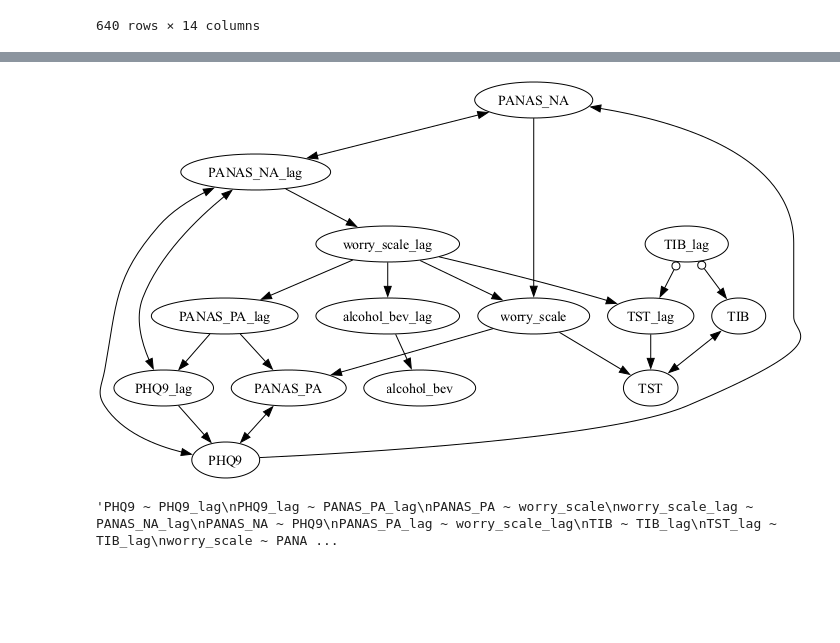
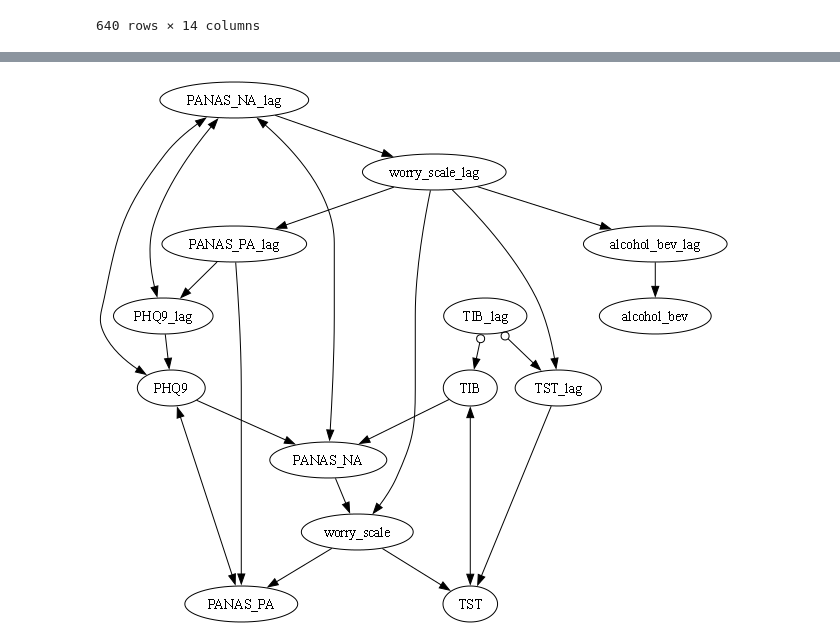
Before and after one commit to kelvinlim/tetrad_plus, a Jupyter notebook: tetrad_demo.ipynb, the cells around one changed output, grey strips where cells are left out. Drawn from its saved outputs; the diff is of its cells as text; code cells hidden in the pictures; blank space fills up the shorter version.

```diff
--- a/tetrad_demo.ipynb
+++ b/tetrad_demo.ipynb
@@ -97,5 +66,0 @@ knowledge
-# %%
-search = tp.run_gfci(df_lag_std)
-edges = tp.extract_edges(search)
-print(f"Number of edges (no jitter): {len(edges)}")
-edges
@@ -120,0 +67,29 @@ Number of edges (no jitter): 21
+# %%
+# Create the knowledge prior content for temporal
+# order. The lag variables can only be parents of the non
+# lag variables
+knowledge = {'addtemporal': {
+                            0: ['alcohol_bev_lag',
+                                'TIB_lag',
+                                'TST_lag',
+                                'PANAS_PA_lag',
+                                'PANAS_NA_lag',
+                                'worry_scale_lag',
+                                'PHQ9_lag'],
+                            1: ['alcohol_bev',
+                                'TIB',
+                                'TST',
+                                'PANAS_PA',
+                                'PANAS_NA',
+                                'worry_scale',
+                                'PHQ9']
+                            }
+            }
+# %%
+# run model with run_model_search
+result = tp.run_model_search(df_lag_std,
+                             model = 'gfci',
+                             score={'sem_bic': {'penalty_discount': 1.0}},
+                             test={"fisher_z": {"alpha": .01}},
+                             knowledge=knowledge
+                             )
@@ -121,17 +117,7 @@ Number of edges (no jitter): 21
 # %%
-# show the raw graph
-dg = DgraphFlex()
-# add the edges to the graph object
-dg.add_edges(edges)
-# show the graph
-dg.show_graph()
+# create a graph
+dg = DgraphFlex()  # create an object
+dg.add_edges(result['edges'])  # add edges
+dg.show_graph()   # show the graph
 # %% [output]
-[figure, old version]
+[figure, new version]
-# %%
-# run the sem
-
-# convert the edges from searchResult to lavaan format
-lavaan_model = tp.edges_to_lavaan(edges)
-lavaan_model
-# %% [output]
-'PHQ9 ~ PHQ9_lag\nPHQ9_lag ~ PANAS_PA_lag\nPANAS_PA ~ worry_scale\nworry_scale_lag ~ PANAS_NA_lag\nPANAS_NA ~ PHQ9\nPANAS_PA_lag ~ worry_scale_lag\nTIB ~ TIB_lag\nTST_lag ~ TIB_lag\nworry_scale ~ PANA ...
```
Also changed, not shown: parts of 15 cells of this notebook, 1 other file.
